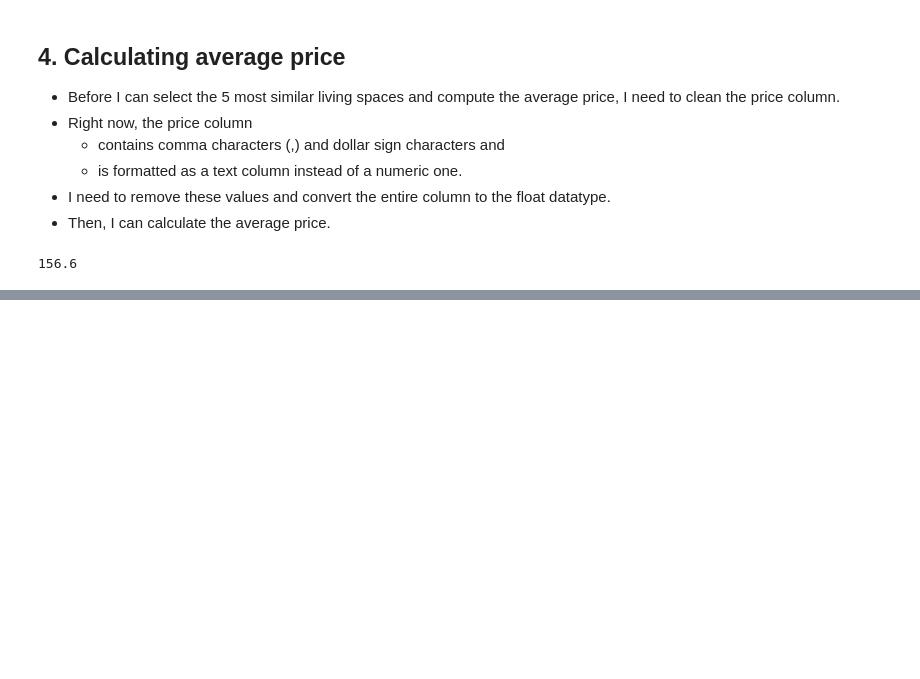
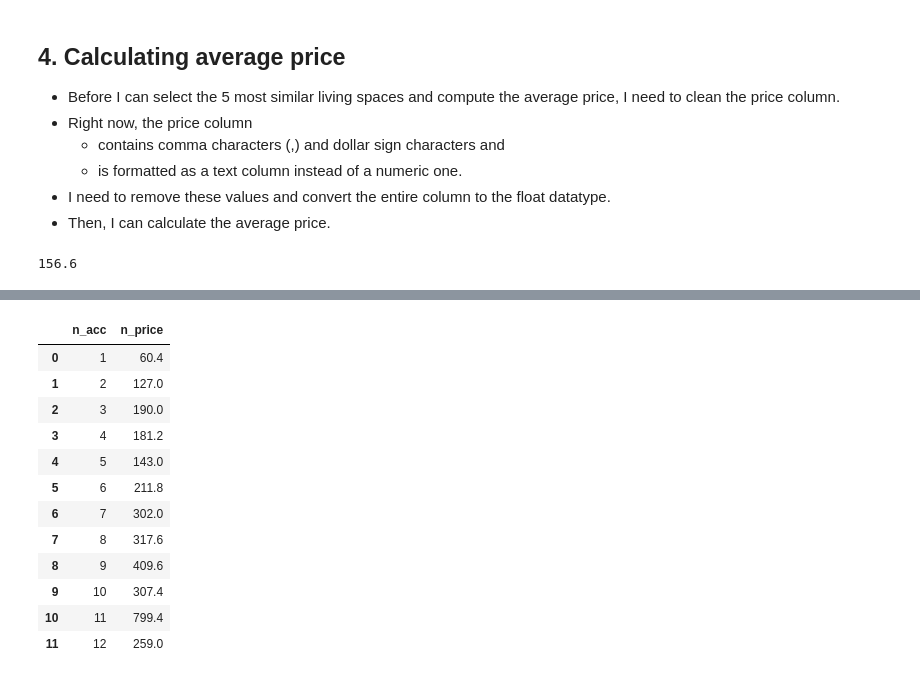
Before and after one commit to harera3/ML_Blueprints, a Jupyter notebook: AirBnB_project.ipynb, the cells around one changed output, grey strips where cells are left out. Cells and saved outputs as stored; diff of their text form; code cells hidden in the pictures; blank space fills up the shorter version.

```diff
--- a/AirBnB_project.ipynb
+++ b/AirBnB_project.ipynb
@@ -215,0 +239,30 @@ TypeError: price_predictor() missing 1 required positional argument: 'listing'
+# %%
+# create empty list to populate calculated prices
+m_list = []
+for n in np.arange(1,13):
+    m = price_predictor(dc1_sorted, n)
+    m_list.append(m)
+
+# new dataframe for prices
+listings_ = pd.DataFrame()
+listings_['n_price'] = m_list
+
+# add prices to listings df
+listings['n_price'] = listings_['n_price']
+
+# show listings
+listings
+# %% [output]
+|  | n_acc | n_price |
+| 0 | 1 | 60.4 |
+| 1 | 2 | 127.0 |
+| 2 | 3 | 190.0 |
+| 3 | 4 | 181.2 |
+| 4 | 5 | 143.0 |
+| 5 | 6 | 211.8 |
+| 6 | 7 | 302.0 |
+| 7 | 8 | 317.6 |
+| 8 | 9 | 409.6 |
+| 9 | 10 | 307.4 |
+| 10 | 11 | 799.4 |
+| 11 | 12 | 259.0 |
```
Also changed, not shown: parts of 10 cells of this notebook.
